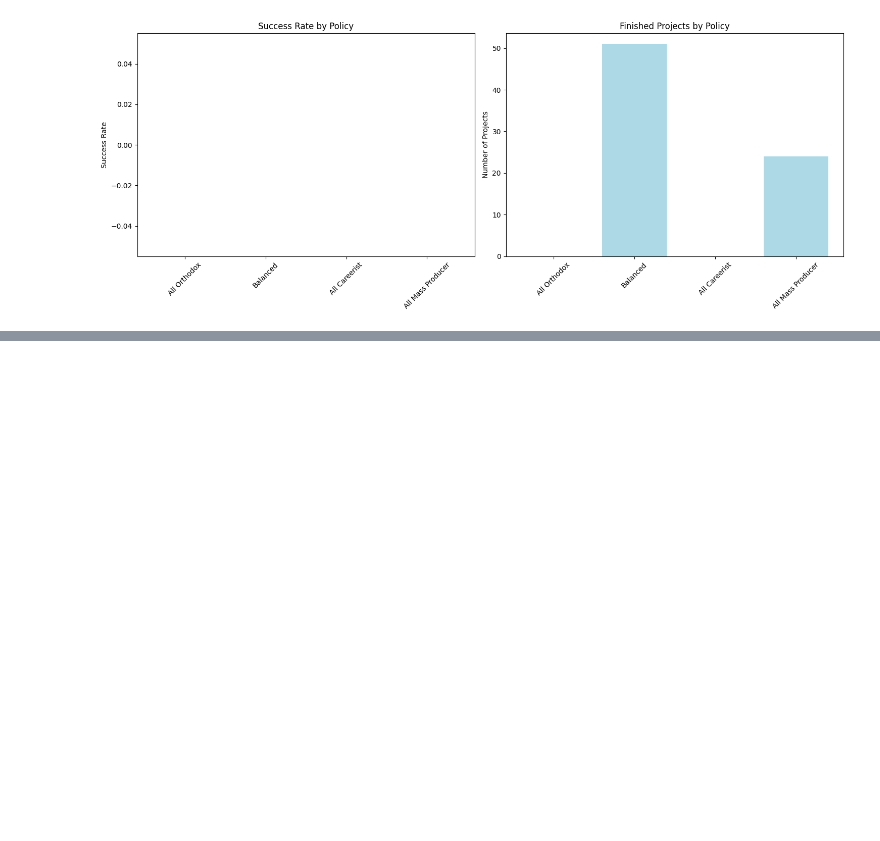
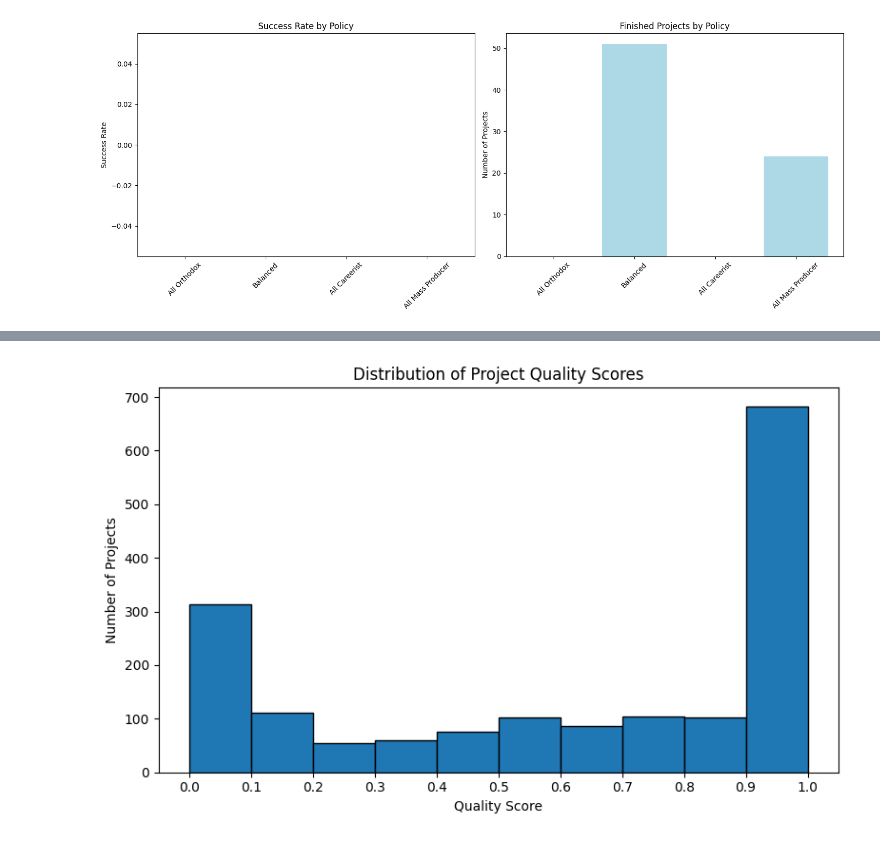
Before and after one commit to Christof93/Conference-Simulation, a Jupyter notebook: simulation/reputation-environment/visualize_stats.ipynb, the cells around one changed output, grey strips where cells are left out. Drawn from its saved outputs; the diff is of its cells as text; code cells hidden in the pictures; blank space fills up the shorter version.

```diff
--- a/simulation/reputation-environment/visualize_stats.ipynb
+++ b/simulation/reputation-environment/visualize_stats.ipynb
@@ -431,0 +504,15 @@ plt.show()
+# %%
+# Extract quality scores
+quality_scores = [p["quality_score"] for p in projects]
+
+# Plot histogram (bins of 0.1 from 0 to 1)
+plt.figure(figsize=(8, 5))
+plt.hist(quality_scores, bins=[i/10 for i in range(0, 11)], edgecolor="black", align="mid")
+plt.xlabel("Quality Score")
+plt.ylabel("Number of Projects")
+plt.title("Distribution of Project Quality Scores")
+plt.xticks([i/10 for i in range(0, 11)])
+plt.tight_layout()
+plt.show()
+# %% [output]
+[figure, added]
```
Also changed, not shown: parts of 5 cells of this notebook, 8 other files.
